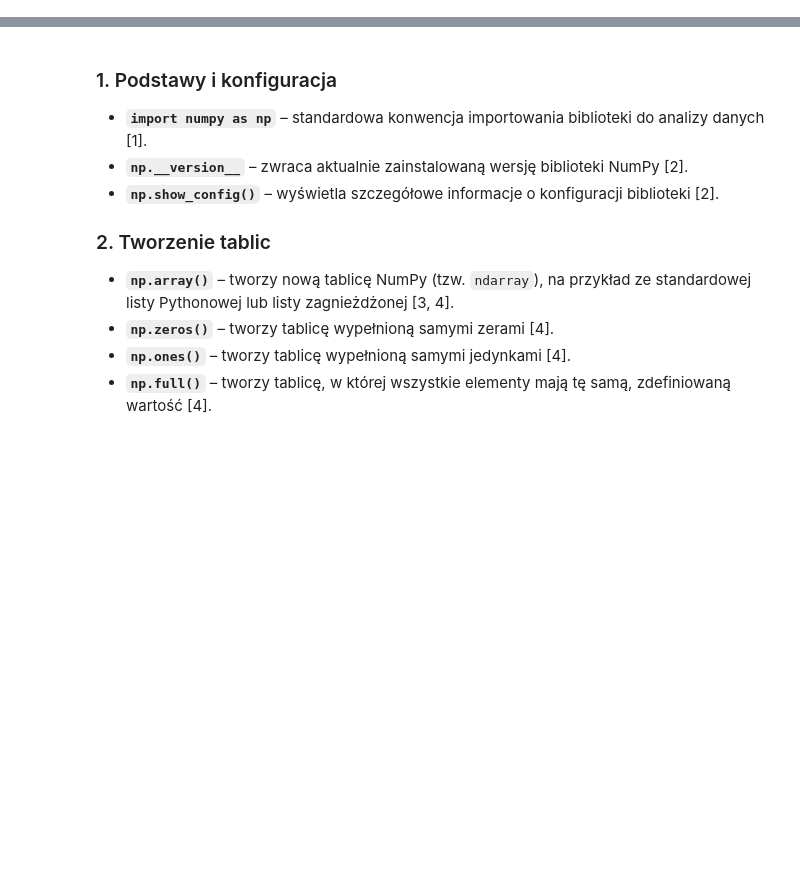
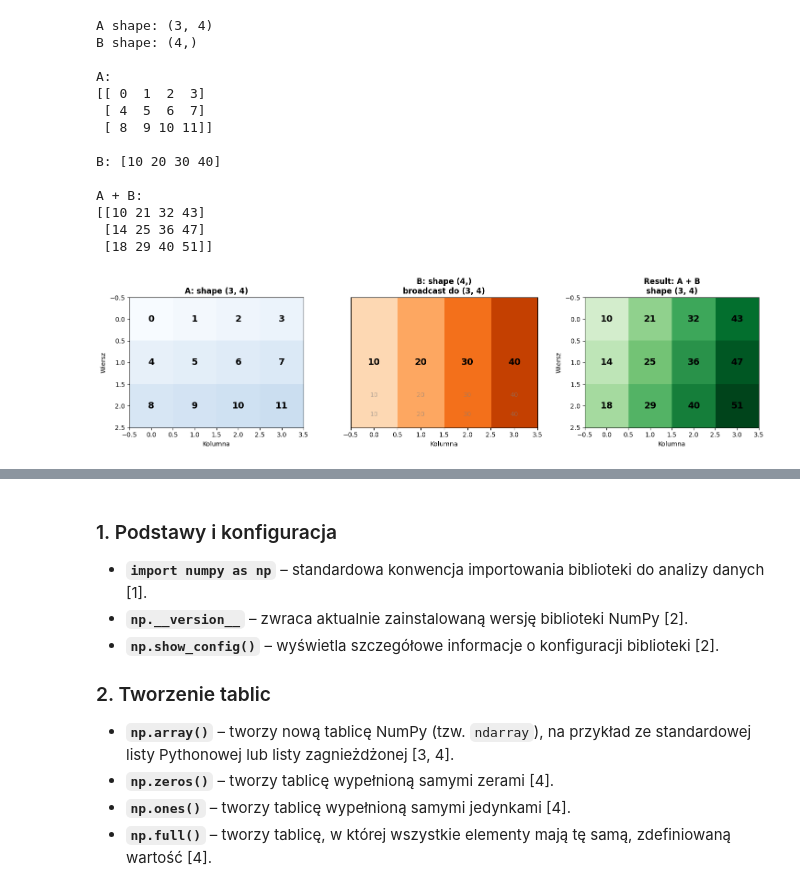
Before and after one commit to EwelinaNiewczas00/end-to-end-data-science, a Jupyter notebook: Prace_Domowe/Ćwiczenia_10.ipynb, the cells around one changed output, grey strips where cells are left out. Saved outputs shown, nothing was run; the diff lists cells and outputs as text; code cells hidden in the pictures; blank space fills up the shorter version.

```diff
--- a/Prace_Domowe/Ćwiczenia_10.ipynb
+++ b/Prace_Domowe/Ćwiczenia_10.ipynb
@@ -92,0 +797,68 @@ zera 2d:
+# %%
+import numpy as np
+import matplotlib.pyplot as plt
+# Przykład: (3, 4) + (4,)
+A = np.arange(12).reshape(3, 4)
+B = np.array([10, 20, 30, 40])
+print("A shape:", A.shape)
+print("B shape:", B.shape)
+print("\nA:")
+print(A)
+print("\nB:", B)
+result = A + B
+print("\nA + B:")
+print(result)
+# Wizualizacja
+fig, axes = plt.subplots(1, 3, figsize=(15, 4))
+# A
+im1 = axes[0].imshow(A, cmap='Blues', vmin=0, vmax=50)
+axes[0].set_title('A: shape (3, 4)', fontweight='bold', fontsize=12)
+for i in range(3):
+    for j in range(4):
+        axes[0].text(j, i, A[i, j], ha='center', va='center', fontsize=14,
+fontweight='bold')
+axes[0].set_xlabel('Kolumna')
+axes[0].set_ylabel('Wiersz')
+# B - pokazany jako wiersz
+B_display = B.reshape(1, 4)
+axes[1].imshow(B_display, cmap='Oranges', vmin=0, vmax=50, aspect='auto')
+axes[1].set_title('B: shape (4,)\nbroadcast do (3, 4)', fontweight='bold',
+fontsize=12)
+for j in range(4):
+    axes[1].text(j, 0, B[j], ha='center', va='center', fontsize=14,
+fontweight='bold')
+axes[1].set_xlabel('Kolumna')
+axes[1].set_yticks([])
+# Pokazanie rozszerzenia
+for i in range(3):
+    for j in range(4):
+        if i > 0:
+            axes[1].text(j, i*0.15 + 0.1, B[j], ha='center', va='center',
+fontsize=10, color='gray', alpha=0.5)
+# Result
+im3 = axes[2].imshow(result, cmap='Greens', vmin=0, vmax=50)
+axes[2].set_title('Result: A + B\nshape (3, 4)', fontweight='bold',
+fontsize=12)
+for i in range(3):
+    for j in range(4):
+        axes[2].text(j, i, result[i, j], ha='center', va='center',fontsize=14, fontweight='bold')
+axes[2].set_xlabel('Kolumna')
+axes[2].set_ylabel('Wiersz')
+plt.tight_layout()
+plt.show()
+# %% [output]
+A shape: (3, 4)
+B shape: (4,)
+
+A:
+[[ 0  1  2  3]
+ [ 4  5  6  7]
+ [ 8  9 10 11]]
+
+B: [10 20 30 40]
+
+A + B:
+[[10 21 32 43]
+ [14 25 36 47]
+ [18 29 40 51]]
+[figure, added]
```
Also changed, not shown: parts of 24 cells of this notebook, 1 other file.
